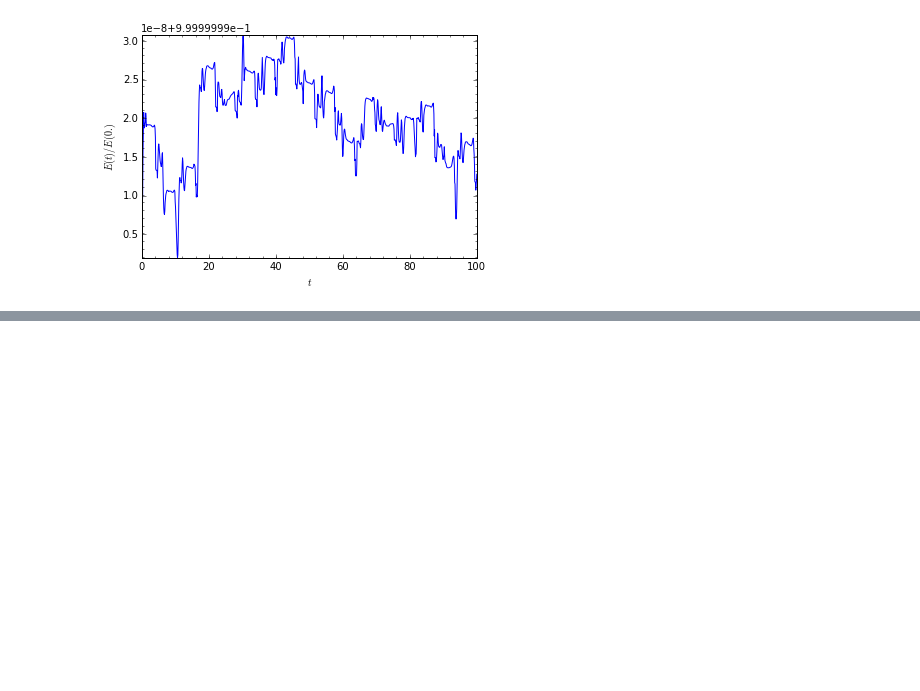
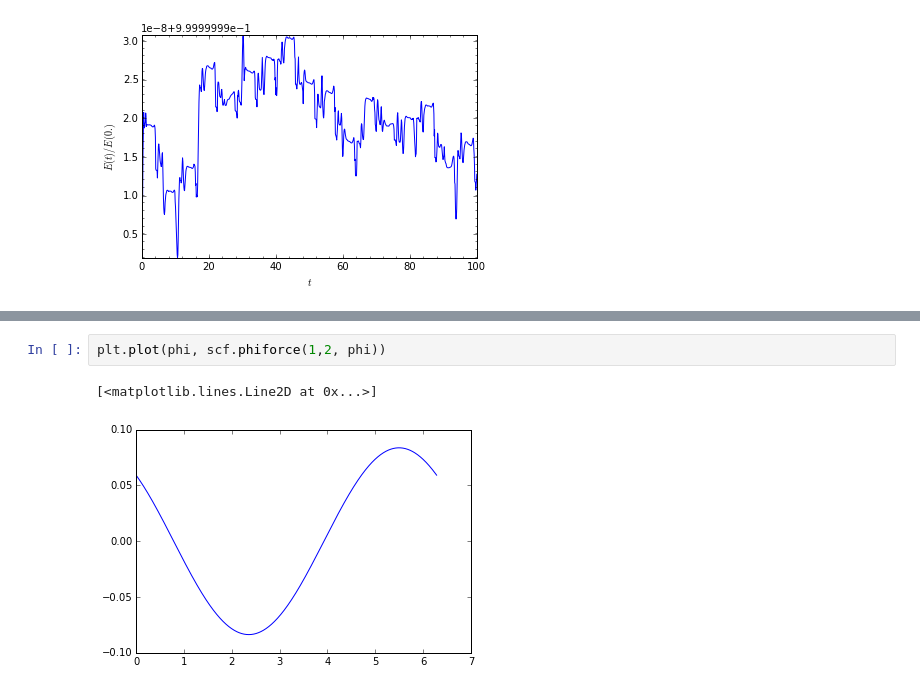
Before and after one commit to SeaifanAladdin/galpy-notebook, a Jupyter notebook: galpy/SCFPotential_forces.ipynb, the cells around one changed output, grey strips where cells are left out. Saved outputs shown, nothing was run; the diff lists cells and outputs as text; blank space fills up the shorter version.

```diff
--- a/galpy/SCFPotential_forces.ipynb
+++ b/galpy/SCFPotential_forces.ipynb
@@ -108,0 +129,5 @@ o.plotE(normed=True)
+# %%
+plt.plot(phi, scf.phiforce(1,2, phi))
+# %% [output]
+[<matplotlib.lines.Line2D at 0x...>]
+[figure, added]
```
Also changed, not shown: parts of 5 cells of this notebook.
